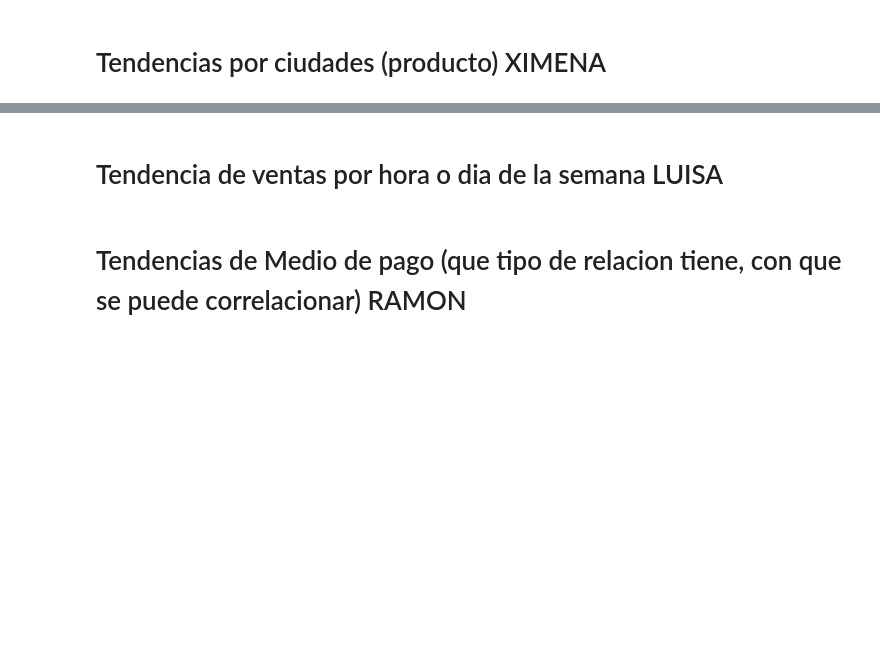
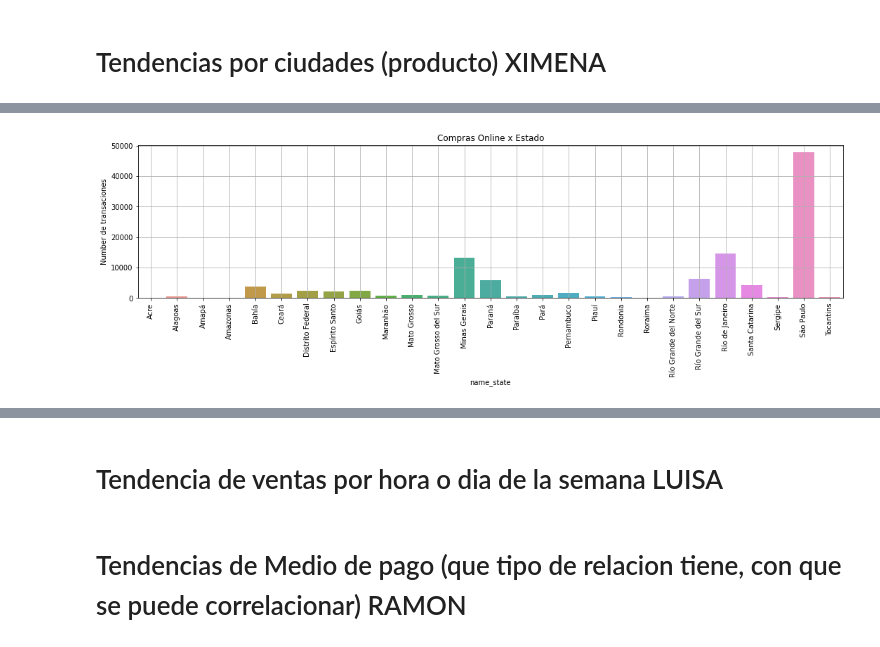
Before and after one commit to ximenarios/DS4AProject, a Jupyter notebook: brazilian_ximena.ipynb, the cells around one changed output, grey strips where cells are left out. Drawn from its saved outputs; the diff is of its cells as text; code cells hidden in the pictures; blank space fills up the shorter version.

```diff
--- a/brazilian_ximena.ipynb
+++ b/brazilian_ximena.ipynb
@@ -185,0 +130,40 @@ NameError: name 'pd' is not defined
+# %%
+#order_id -> dentificador único del pedido.
+#order_item_id -> Número secuencial que identifica el número de artículosincluido en el mismo pedido.
+#product_id -> Identificador único del producto.
+df3=order_items[['order_id','order_item_id','product_id']]
+df=pd.merge(df, df3, how="left", left_on="order_id", right_on="order_id")
+# %%
+#product_id -> Identificador único de producto
+#product_category_name -> Categoría raíz del producto, en portugués
+df4=products[['product_id','product_category_name']]
+df=pd.merge(df, df4, how="left", left_on="product_id", right_on="product_id")
+# %%
+region = ["Norte","Sur","Sudeste","Nordeste","CentroOeste"]
+regiones= {'AC':'Norte', 'AL':'Nordeste', 'AM':'Norte', 'AP':'Norte', 'BA':'Nordeste',
+           'CE':'Nordeste', 'DF':'CentroOeste', 'ES':'Sudeste', 'GO':'CentroOeste',
+           'MA':'Nordeste', 'MG':'Sudeste', 'MS':'CentroOeste', 'MT':'CentroOeste',
+           'PA':'Norte', 'PB':'Nordeste', 'PE':'Nordeste', 'PI':'Nordeste', 'PR':'Sur',
+           'RJ':'Sudeste', 'RN':'Nordeste', 'RO':'Norte', 'RR':'Norte', 'RS':'Sur',
+           'SC':'Sur', 'SE':'Nordeste', 'SP':'Sudeste', 'TO':'Norte'}
+df['regions']=df['customer_state']
+for i in range(len(estados)):
+    df["regions"]=df["regions"].str.replace(list(regiones.keys())[i],list(regiones.values())[i])
+# %%
+estados= {'AC':'Acre', 'AL':'Alagoas', 'AM':'Amazonas', 'AP':'Amapá', 'BA':'Bahía', 'CE':'Ceará',
+          'DF':'Distrito Federal', 'ES':'Espírito Santo', 'GO':'Goiás', 'MA':'Maranhão', 'MG':'Minas Gerais',
+          'MS':'Mato Grosso del Sur', 'MT':'Mato Grosso', 'PA':'Pará', 'PB':'Paraíba', 'PE':'Pernambuco',
+          'PI':'Piauí', 'PR':'Paraná', 'RJ':'Río de Janeiro', 'RN':'Río Grande del Norte', 'RO':'Rondonia',
+          'RR':'Roraima', 'RS':'Río Grande del Sur', 'SC':'Santa Catarina', 'SE':'Sergipe', 'SP':'São Paulo', 'TO':'Tocantins'}
+df['name_state']=df['customer_state']
+for i in range(len(estados)):
+    df["name_state"]=df["name_state"].str.replace(list(estados.keys())[i],list(estados.values())[i])
+# %%
+plt.figure(figsize=(18, 4))
+aux=df.groupby('name_state').size().to_frame().rename(columns={0:'Number de transaciones'}).head(27).reset_index()
+ax=sns.barplot(x='name_state',y='Number de transaciones',data=aux);
+ax.set_xticklabels(ax.get_xticklabels(), rotation=90);
+ax.set_title('Compras Online x Estado')
+ax.grid()
+# %% [output]
+[figure, added]
```
Also changed, not shown: parts of 56 cells of this notebook.
